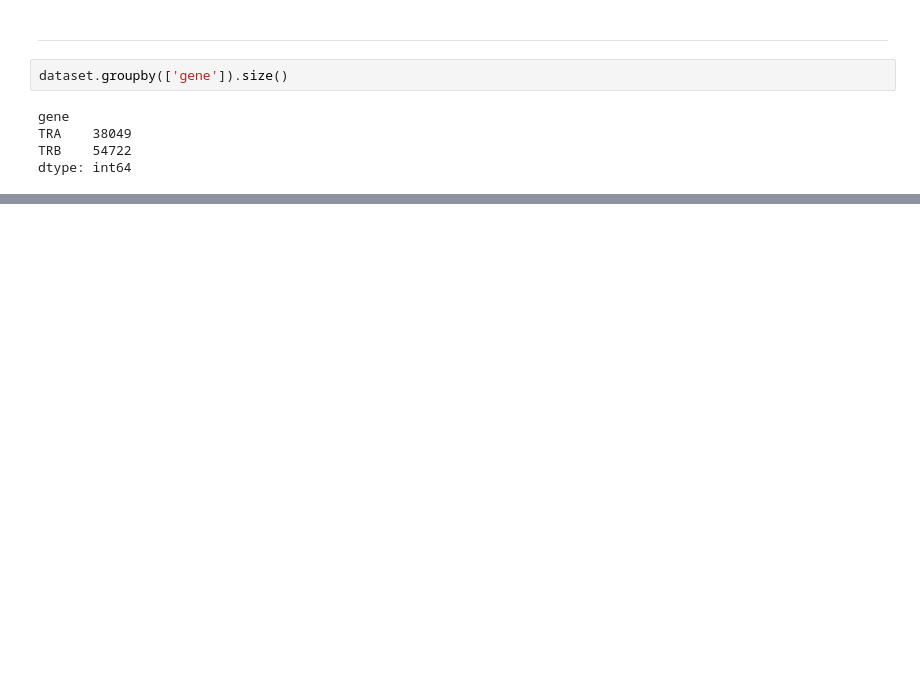
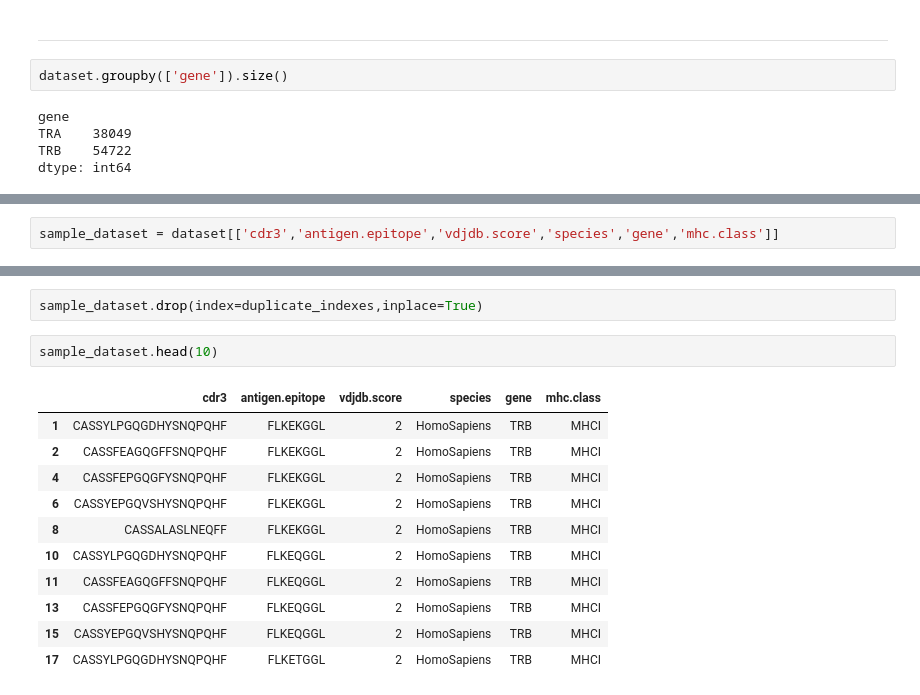
Before and after one commit to UoB-DSMP-2023-24/dsmp-2024-group-5, a Jupyter notebook: Presentation_1_Final.ipynb, the cells around one changed output, grey strips where cells are left out. Cells and saved outputs as stored; diff of their text form; blank space fills up the shorter version.

```diff
--- a/Presentation_1_Final.ipynb
+++ b/Presentation_1_Final.ipynb
@@ -288,0 +305,2 @@ dtype: int64
+# %%
+sample_dataset = dataset[['cdr3','antigen.epitope','vdjdb.score','species','gene','mhc.class']]
@@ -288,0 +343,16 @@ dtype: int64
+# %%
+sample_dataset.drop(index=duplicate_indexes,inplace=True)
+# %%
+sample_dataset.head(10)
+# %% [output]
+|  | cdr3 | antigen.epitope | vdjdb.score | species | gene | mhc.class |
+| 1 | CASSYLPGQGDHYSNQPQHF | FLKEKGGL | 2 | HomoSapiens | TRB | MHCI |
+| 2 | CASSFEAGQGFFSNQPQHF | FLKEKGGL | 2 | HomoSapiens | TRB | MHCI |
+| 4 | CASSFEPGQGFYSNQPQHF | FLKEKGGL | 2 | HomoSapiens | TRB | MHCI |
+| 6 | CASSYEPGQVSHYSNQPQHF | FLKEKGGL | 2 | HomoSapiens | TRB | MHCI |
+| 8 | CASSALASLNEQFF | FLKEKGGL | 2 | HomoSapiens | TRB | MHCI |
+| 10 | CASSYLPGQGDHYSNQPQHF | FLKEQGGL | 2 | HomoSapiens | TRB | MHCI |
+| 11 | CASSFEAGQGFFSNQPQHF | FLKEQGGL | 2 | HomoSapiens | TRB | MHCI |
+| 13 | CASSFEPGQGFYSNQPQHF | FLKEQGGL | 2 | HomoSapiens | TRB | MHCI |
+| 15 | CASSYEPGQVSHYSNQPQHF | FLKEQGGL | 2 | HomoSapiens | TRB | MHCI |
+| 17 | CASSYLPGQGDHYSNQPQHF | FLKETGGL | 2 | HomoSapiens | TRB | MHCI |
```
Also changed, not shown: parts of 50 cells of this notebook, 1 other file.
